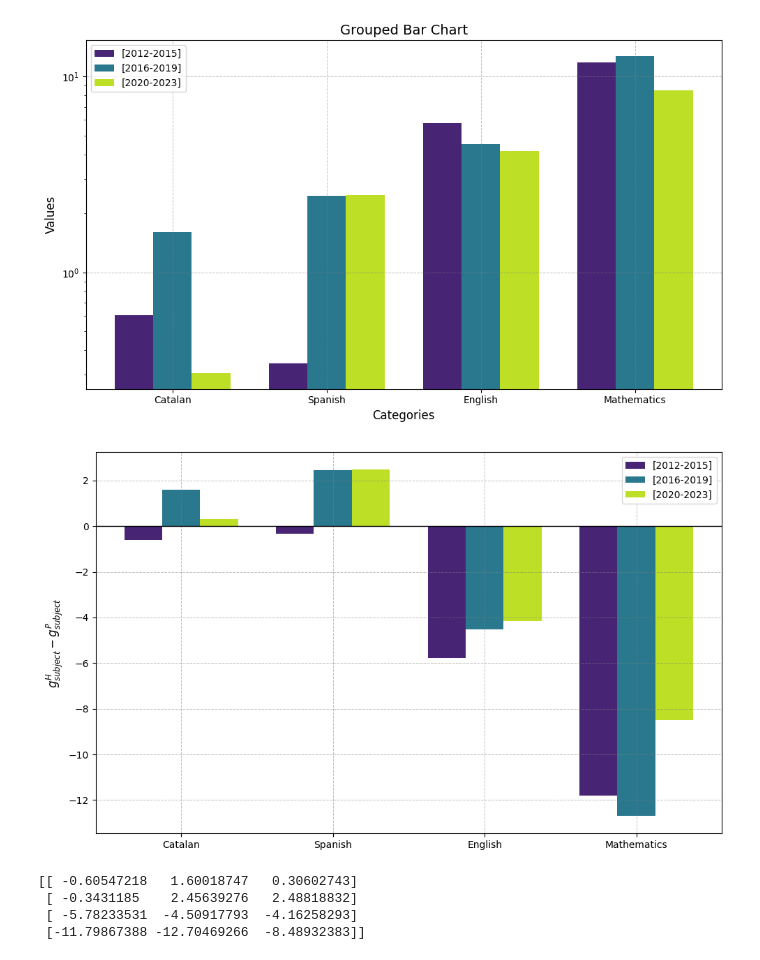
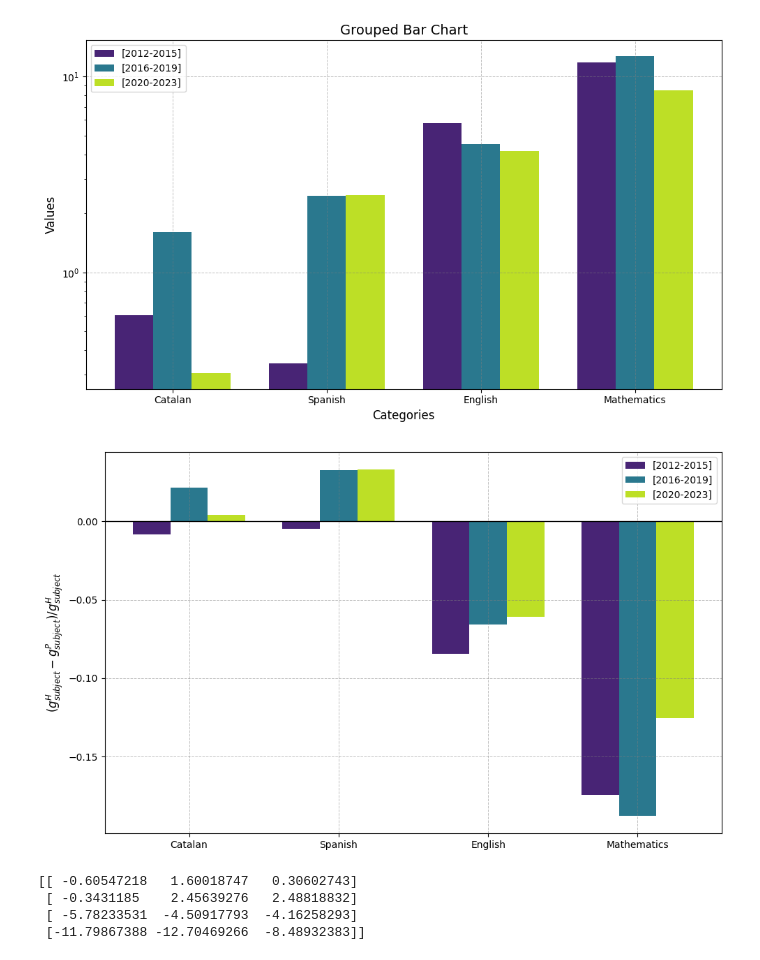
Before and after one commit to edejuan2002/avdm_Competecies, a Jupyter notebook: Time evolution/Time_evolution.ipynb, the cells around one changed output. Cells and saved outputs as stored; diff of their text form; code cells hidden in the pictures.

Commit message:
Update of the fourth graphic of Time_evolution.ipynb

```diff
--- a/Andreu/Andreu.ipynb
+++ b/Time evolution/Time_evolution.ipynb
@@ -654,9 +657,9 @@ import matplotlib.cm as cm
 categories = ['Catalan', 'Spanish', 'English', 'Mathematics']
 time_points = ['[2012-2015]', '[2016-2019]', '[2020-2023]']
 mquart4 = [
-    (mquart[0] + mquart[1] + mquart[2] + mquart[3]) / 4 - (msise[2] + msise[3] + msise[4] + msise[5]) / 4,  # Data 0
-    (mquart[4] + mquart[5] + mquart[6] + mquart[7]) / 4 - (msise[6] + msise[7] + msise[8] + msise[9]) / 4,  # Data 1
-    (mquart[8] + mquart[9] + mquart[10] + mquart[11]) / 4 - (msise[11] + msise[12] + msise[13]) / 3  # Data 2
+    ((mquart[0] + mquart[1] + mquart[2] + mquart[3]) / 4 - (msise[2] + msise[3] + msise[4] + msise[5]) / 4)/((mquart[0] + mquart[1] + mquart[2] + mquart[3]) / 4),  # Data 0
+    ((mquart[4] + mquart[5] + mquart[6] + mquart[7]) / 4 - (msise[6] + msise[7] + msise[8] + msise[9]) / 4)/((mquart[0] + mquart[1] + mquart[2] + mquart[3]) / 4),  # Data 1
+    ((mquart[8] + mquart[9] + mquart[10] + mquart[11]) / 4 - (msise[11] + msise[12] + msise[13]) / 3)/((mquart[0] + mquart[1] + mquart[2] + mquart[3]) / 4)  # Data 2
 ]
 
 mquart4 = np.transpose(mquart4)
@@ -673,35 +676,35 @@ colors = [viridis(0.1), viridis(0.4), viridis(0.9)]
 fig, ax = plt.subplots(figsize=(10, 6))
 
 # Plot the bars for each time point with custom colors
 for i, t in enumerate(time_points):
     ax.bar(x + i * width, data[:, i], width, label=t, color=colors[i])
 
 # Set ticks and labels
 ax.set_xticks(x + width)
 ax.set_xticklabels(categories)
 #ax.set_xlabel("Categories", fontsize=12)
-ax.set_ylabel("$g_{subject}^{H}-g_{subject}^{P}$", fontsize=12)
+ax.set_ylabel("$(g_{subject}^{H}-g_{subject}^{P})/g_{subject}^{H}$", fontsize=12)
 #ax.set_title("Grouped Bar Chart with Negative Values", fontsize=14)
 ax.legend()
 
 # Customize the grid and background
 ax.set_facecolor('white')
 ax.grid(color='grey', linestyle='--', linewidth=0.7, alpha=0.5)
 
 # Add a horizontal line at y=0 for context
 ax.axhline(0, color='black', linewidth=1, linestyle='-')
 
 # Use linear or symmetric log scale
 ax.set_yscale('linear')
 
 # Save the plot as a PDF
 plt.savefig("diferencia.pdf", format="pdf", bbox_inches="tight")
 
 # Add padding and show plot
 plt.tight_layout()
 plt.show()
 # %% [output]
-[figure, old version]
+[figure, new version]
 # %%
 print(mquart4)
 # %% [output]
```
Also changed, not shown: parts of 4 cells of this notebook, 11 other files.
